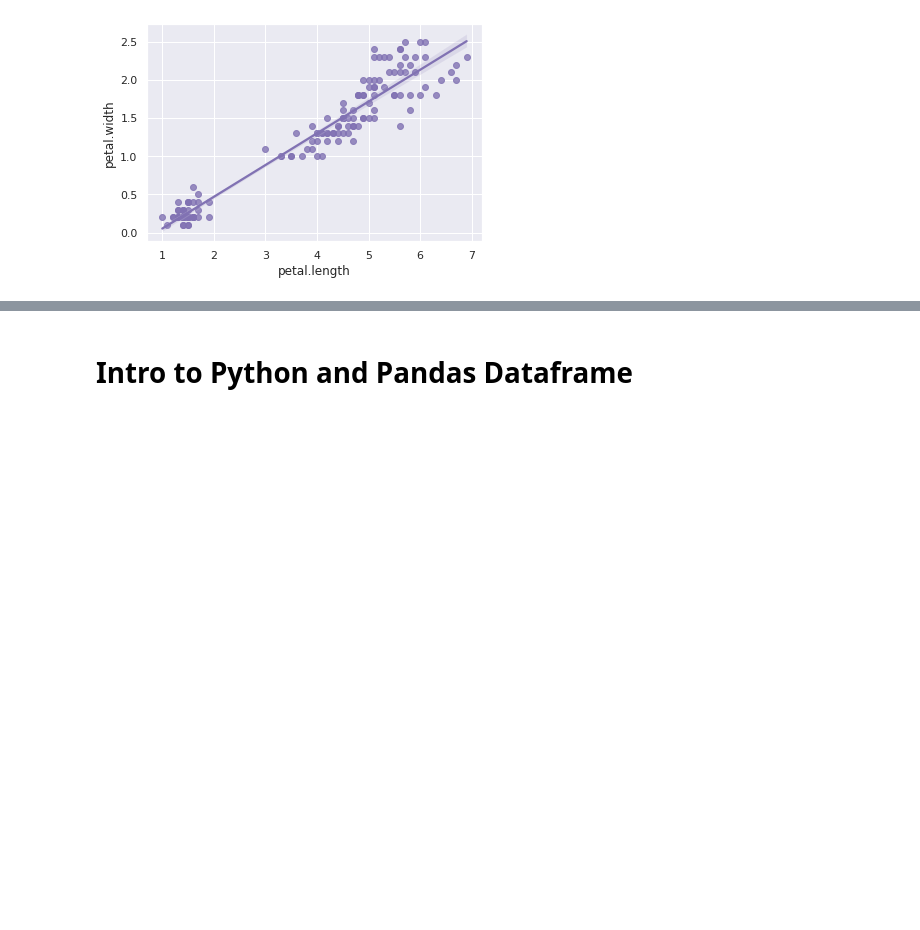
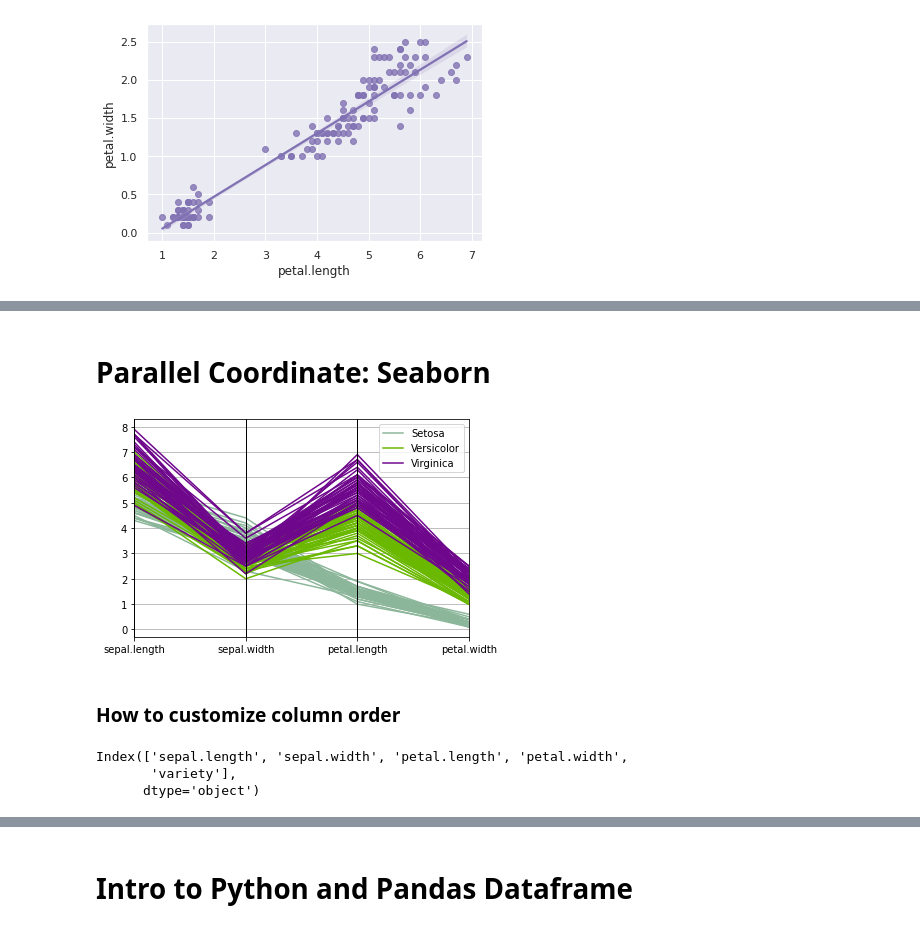
Before and after one commit to jessiejxyu2/ist526-1, a Jupyter notebook: starter_code.ipynb, the cells around one changed output, grey strips where cells are left out. Saved outputs shown, nothing was run; the diff lists cells and outputs as text; code cells hidden in the pictures; blank space fills up the shorter version.

```diff
--- a/starter_code.ipynb
+++ b/starter_code.ipynb
@@ -178,0 +316,19 @@ plt.show()
+# %% [markdown]
+# Parallel Coordinate: Seaborn
+# %%
+from pandas.plotting import parallel_coordinates
+
+# default column ordering
+pc = parallel_coordinates(df, class_column='variety')
+plt.show()
+# %% [output]
+[figure, added]
+# %% [markdown]
+### How to customize column order
+# %%
+# 1. print all column names
+print(df.columns)
+# %% [output]
+Index(['sepal.length', 'sepal.width', 'petal.length', 'petal.width',
+       'variety'],
+      dtype='object')
```
Also changed, not shown: parts of 45 cells of this notebook.
